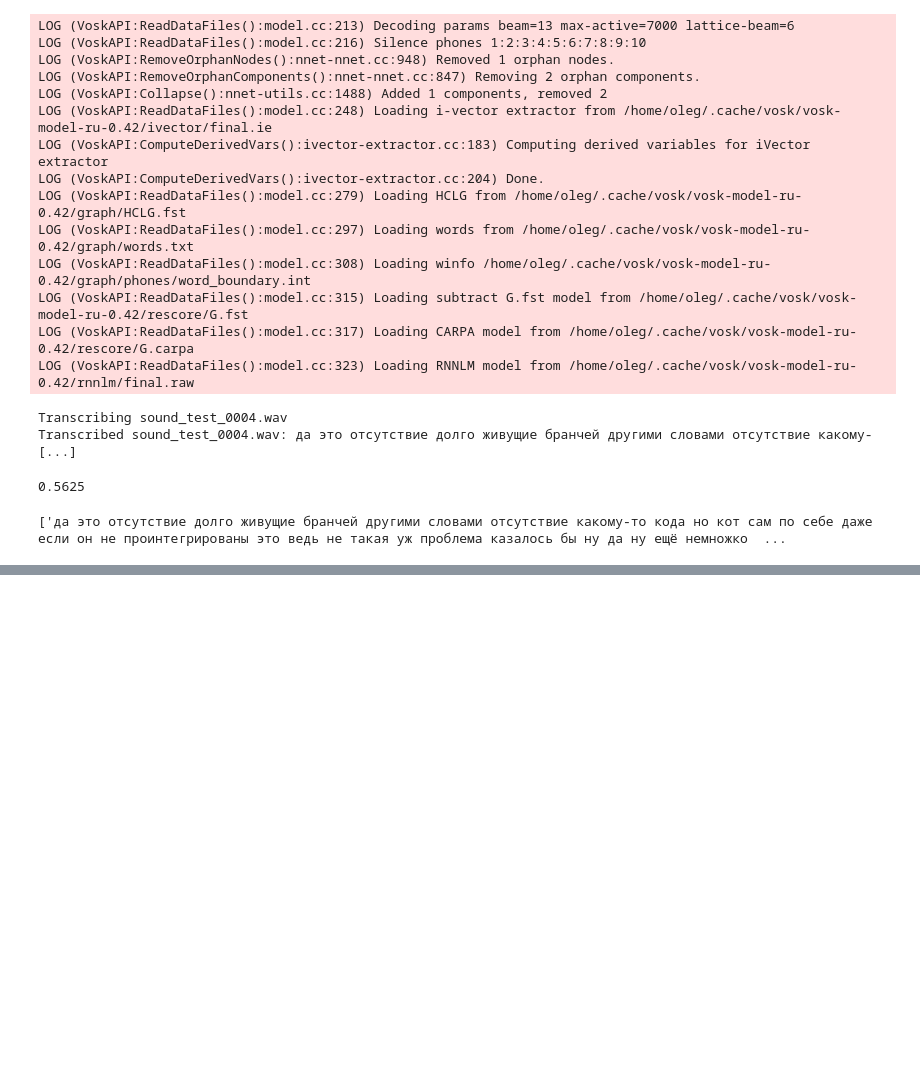
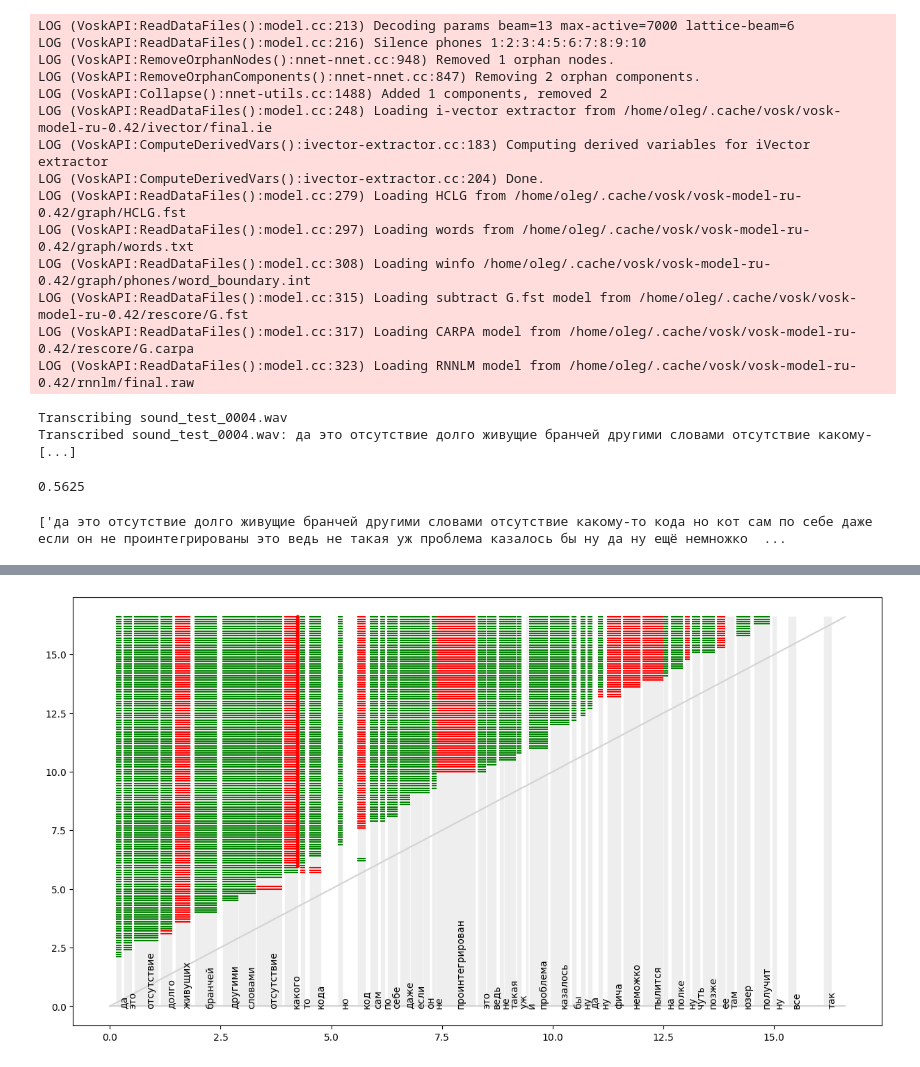
Before and after one commit to SibNN/asr_eval, a Jupyter notebook: notebooks/Podlodka.ipynb, the cells around one changed output, grey strips where cells are left out. Cells and saved outputs as stored; diff of their text form; code cells hidden in the pictures; blank space fills up the shorter version.

Commit message:
streaming ASR diagram

```diff
--- a/notebooks/Podlodka.ipynb
+++ b/notebooks/Podlodka.ipynb
@@ -39,7 +41,7 @@ def get_streaming_sender(id: str, audio: dict[str, Any]) -> dict[str, Any]:
     return StreamingAudioSender(
         audio=np.int16(audio['array'] * 32768).tobytes(),
         id=id,
-        sampling_rate=16_000,
+        array_len_per_sec=16_000 * 2,  # x2 because of the conversion float -> bytes
         real_time_interval_sec=1 / 10,
         speed_multiplier=1,
         track_history=True,
@@ -141,6 +143,9 @@ for char in ('.', ',', '!', '?', ';', ':', '"', '(', ')'):
     text = text.replace(char, '')
 
 word_timings = get_word_timings(gigaam_model, sample['audio']['array'], text)
+
+input_chunks = sample.sender.history
+output_chunks = results[sample['id']]
 # %%
 def colorize_predicted_word(match: Match) -> str:
     status = match.get_status()
@@ -208,0 +243,61 @@ for i, output_chunk in enumerate(output_chunks):
+# %%
+def partial_alignment_diagram(
+    partial_alignments: list[PartialAlignment],
+    true_word_timings: list[tuple[Token, float, float]],
+    audio_len: float,
+    figsize: tuple[float, float] = (15, 15),
+):
+    true_token_id_to_time_span = {
+        token.pos: (start, end)
+        for token, start, end in true_word_timings
+    }
+
+    plt.figure(figsize=figsize)
+
+    # main lines
+    plt.plot([0, audio_len], [0, audio_len], color='lightgray')
+    plt.plot([0, audio_len], [0, 0], color='lightgray')
+
+    # word timings
+    for token, start, end in true_word_timings:
+        plt.fill_between([start, end], [0, 0], [audio_len, audio_len], color='#eeeeee', zorder=-1)
+        plt.text((start + end) / 2, 0, str(token.value), fontsize=10, rotation=90)
+
+    # partial alignments
+    last_end_time = 0
+    for partial_alignment in partial_alignments:
+        y_pos = partial_alignment.audio_seconds_sent
+        for match in partial_alignment.alignment.matches:
+            if len(match.true) == 0:
+                plt.scatter([last_end_time], [y_pos], color='r', s=10)
+            else:
+                assert len(match.true) == 1
+                start, end = true_token_id_to_time_span[match.true[0].pos]
+                last_end_time = end
+
+                status = match.get_status()
+                skip = False
+
+                if status == 'correct':
+                    color = 'green'
+                elif status == 'replacement':
+                    color = 'red'
+                else:
+                    assert status == 'deletion'
+                    color = None
+                    skip = True
+
+                if not skip:
+                    plt.plot([start, end], [y_pos, y_pos], color=color)
+            pass
+
+    plt.show()
+
+partial_alignment_diagram(
+    partial_alignments,
+    word_timings,
+    audio_len=input_chunks[-1].end_time,  # TODO: may be not precise
+    figsize=(15, 8),
+)
+# %% [output]
+[figure, added]
```
Also changed, not shown: parts of 4 cells of this notebook, 4 other files.
